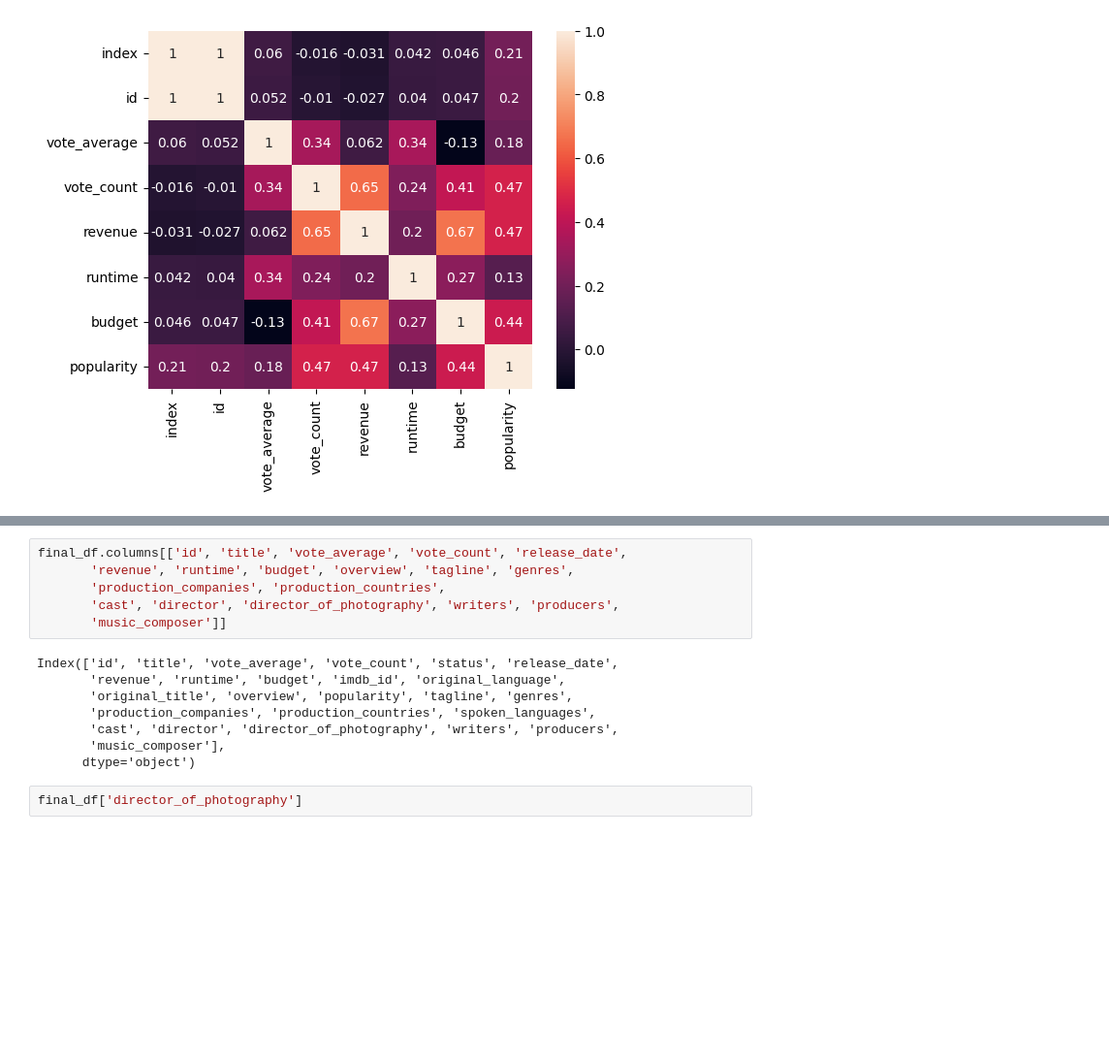
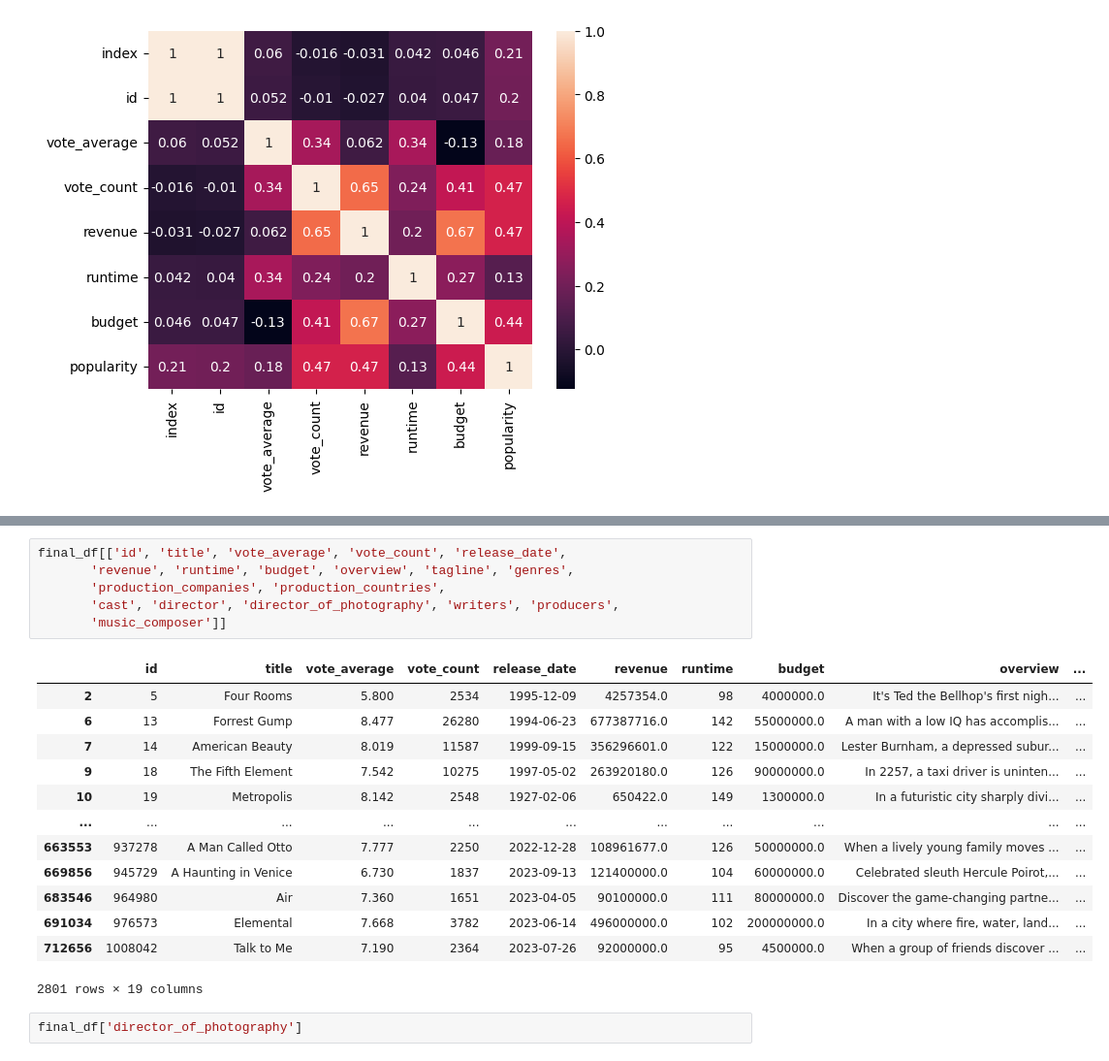
Before and after one commit to edgeofuncertainty/green_final_team_project, a Jupyter notebook: data_processing.ipynb, the cells around one changed output, grey strips where cells are left out. Shown at 97% size. Saved outputs shown, nothing was run; the diff lists cells and outputs as text; blank space fills up the shorter version.

```diff
--- a/data_processing.ipynb
+++ b/data_processing.ipynb
@@ -178,17 +188,23 @@ sns.heatmap(final_num_df.corr(), annot=True)
 # %%
-final_df.columns[['id', 'title', 'vote_average', 'vote_count', 'release_date',
+final_df[['id', 'title', 'vote_average', 'vote_count', 'release_date',
        'revenue', 'runtime', 'budget', 'overview', 'tagline', 'genres',
        'production_companies', 'production_countries',
        'cast', 'director', 'director_of_photography', 'writers', 'producers',
        'music_composer']]
 # %% [output]
+|  | id | title | vote_average | vote_count | release_date | revenue | runtime | budget | overview | ... |
+| 2 | 5 | Four Rooms | 5.800 | 2534 | 1995-12-09 | 4257354.0 | 98 | 4000000.0 | It's Ted the Bellhop's first nigh... | ... |
+| 6 | 13 | Forrest Gump | 8.477 | 26280 | 1994-06-23 | 677387716.0 | 142 | 55000000.0 | A man with a low IQ has accomplis... | ... |
+| 7 | 14 | American Beauty | 8.019 | 11587 | 1999-09-15 | 356296601.0 | 122 | 15000000.0 | Lester Burnham, a depressed subur... | ... |
+| 9 | 18 | The Fifth Element | 7.542 | 10275 | 1997-05-02 | 263920180.0 | 126 | 90000000.0 | In 2257, a taxi driver is uninten... | ... |
+| 10 | 19 | Metropolis | 8.142 | 2548 | 1927-02-06 | 650422.0 | 149 | 1300000.0 | In a futuristic city sharply divi... | ... |
+| ... | ... | ... | ... | ... | ... | ... | ... | ... | ... | ... |
+| 663553 | 937278 | A Man Called Otto | 7.777 | 2250 | 2022-12-28 | 108961677.0 | 126 | 50000000.0 | When a lively young family moves ... | ... |
+| 669856 | 945729 | A Haunting in Venice | 6.730 | 1837 | 2023-09-13 | 121400000.0 | 104 | 60000000.0 | Celebrated sleuth Hercule Poirot,... | ... |
+| 683546 | 964980 | Air | 7.360 | 1651 | 2023-04-05 | 90100000.0 | 111 | 80000000.0 | Discover the game-changing partne... | ... |
+| 691034 | 976573 | Elemental | 7.668 | 3782 | 2023-06-14 | 496000000.0 | 102 | 200000000.0 | In a city where fire, water, land... | ... |
+| 712656 | 1008042 | Talk to Me | 7.190 | 2364 | 2023-07-26 | 92000000.0 | 95 | 4500000.0 | When a group of friends discover ... | ... |
-Index(['id', 'title', 'vote_average', 'vote_count', 'status', 'release_date',
-       'revenue', 'runtime', 'budget', 'imdb_id', 'original_language',
-       'original_title', 'overview', 'popularity', 'tagline', 'genres',
-       'production_companies', 'production_countries', 'spoken_languages',
-       'cast', 'director', 'director_of_photography', 'writers', 'producers',
-       'music_composer'],
-      dtype='object')
+2801 rows × 19 columns
 # %%
 final_df['director_of_photography']
 # %% [output]
```
Also changed, not shown: parts of 2 cells of this notebook, 1 other file.
